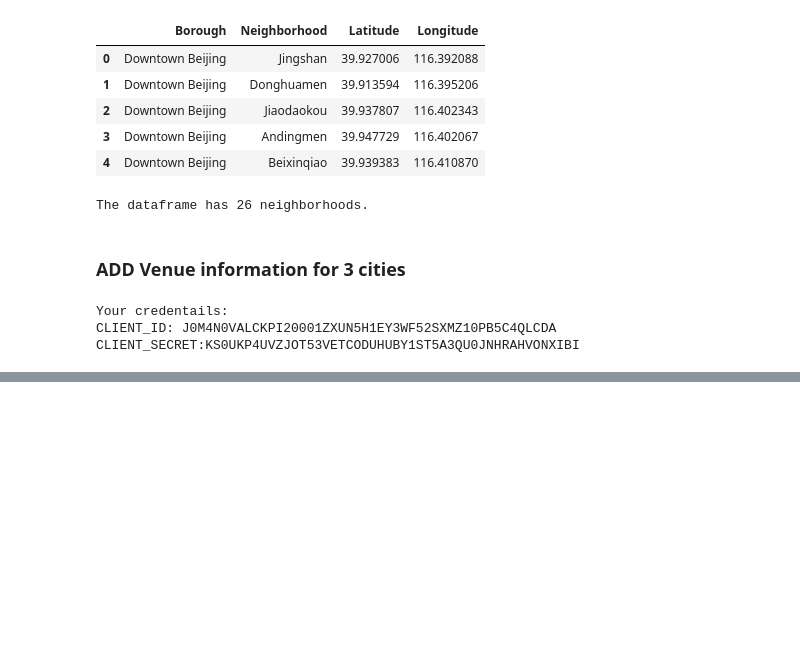
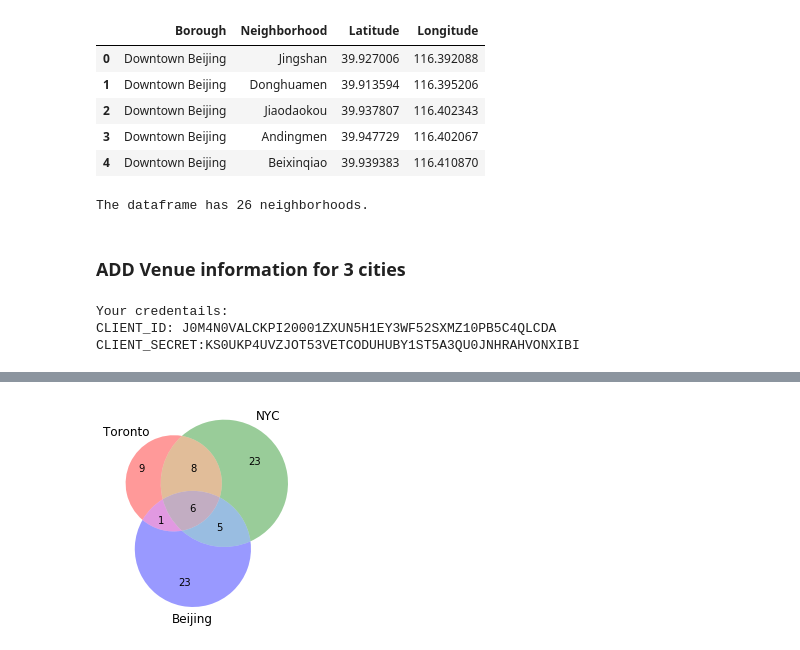
Before and after one commit to ChengyuZhu/Coursera_Capstone, a Jupyter notebook: Comparison of Toronto, New York City, and Beijing.ipynb, the cells around one changed output, grey strips where cells are left out. Drawn from its saved outputs; the diff is of its cells as text; code cells hidden in the pictures; blank space fills up the shorter version.

```diff
--- a/Comparison of Toronto, New York City, and Beijing.ipynb
+++ b/Comparison of Toronto, New York City, and Beijing.ipynb
@@ -756,0 +733,8 @@ merged.loc[merged['Cluster Labels'] == 3, merged.columns[[1] + list(range(5, mer
+# %%
+NYC_array = NYC_cluster[['1st Most Common Venue', '2nd Most Common Venue', '3rd Most Common Venue']]
+NYC_common = NYC_array.apply(pd.value_counts).fillna('0').astype(int)
+# NYC_cluster.groupby('1st Most Common Venue').size().sort_values(ascending = False)
+#we can find that most common venue is Italian Restaurant and coffee shop or cafe
+#sum 3 columns to get the general common venue information
+NYC_common['Sum'] = NYC_common.iloc[:,0:3].sum(axis = 1)
+NYC_common.style.apply(highlight_max)
@@ -756,0 +759,3 @@ merged.loc[merged['Cluster Labels'] == 3, merged.columns[[1] + list(range(5, mer
+# %%
+Beijing_cluster = cluster(Beijing_venue, 5, 3, 5, beijing_data)
+Beijing_cluster
@@ -756,0 +797,7 @@ merged.loc[merged['Cluster Labels'] == 3, merged.columns[[1] + list(range(5, mer
+# %%
+Beijing_array = Beijing_cluster[['1st Most Common Venue', '2nd Most Common Venue', '3rd Most Common Venue']]
+Beijing_common = Beijing_array.apply(pd.value_counts).fillna('0').astype(int)
+# Beijing_cluster.groupby('1st Most Common Venue').size().sort_values(ascending = False)
+#we can find that most common venue is Chinese Restaurant and hotel, but coffee shop is also in the list
+Beijing_common['Sum'] = Beijing_common.iloc[:,0:3].sum(axis = 1)
+Beijing_common.style.apply(highlight_max)
@@ -756,0 +822,29 @@ merged.loc[merged['Cluster Labels'] == 3, merged.columns[[1] + list(range(5, mer
+# %%
+#create venn diagram to show the common venue in a straightforward way
+Toronto = set()
+NYC = set()
+Beijing = set()
+
+set_array = []
+set_names = ['Toronto', 'NYC', 'Beijing']
+
+
+for i in Toronto_common.index:
+    Toronto.add(i)
+for i in NYC_common.index:
+    NYC.add(i)
+for i in Beijing_common.index:
+    Beijing.add(i)
+
+set_array.append(Toronto)
+set_array.append(NYC)
+set_array.append(Beijing)
+
+venn3(set_array[0:3], set_names[0:3])
+plt.show()
+#There are 6 types are in 3 cities, lets's find the overlaping types
+#NYC is more similar to Toronto, but also keep its features
+#Toronto is more similar to NYC, but has less features
+#Beijing is more similar to NYC, but also keep its features
+# %% [output]
+[figure, added]
```
Also changed, not shown: parts of 41 cells of this notebook.
